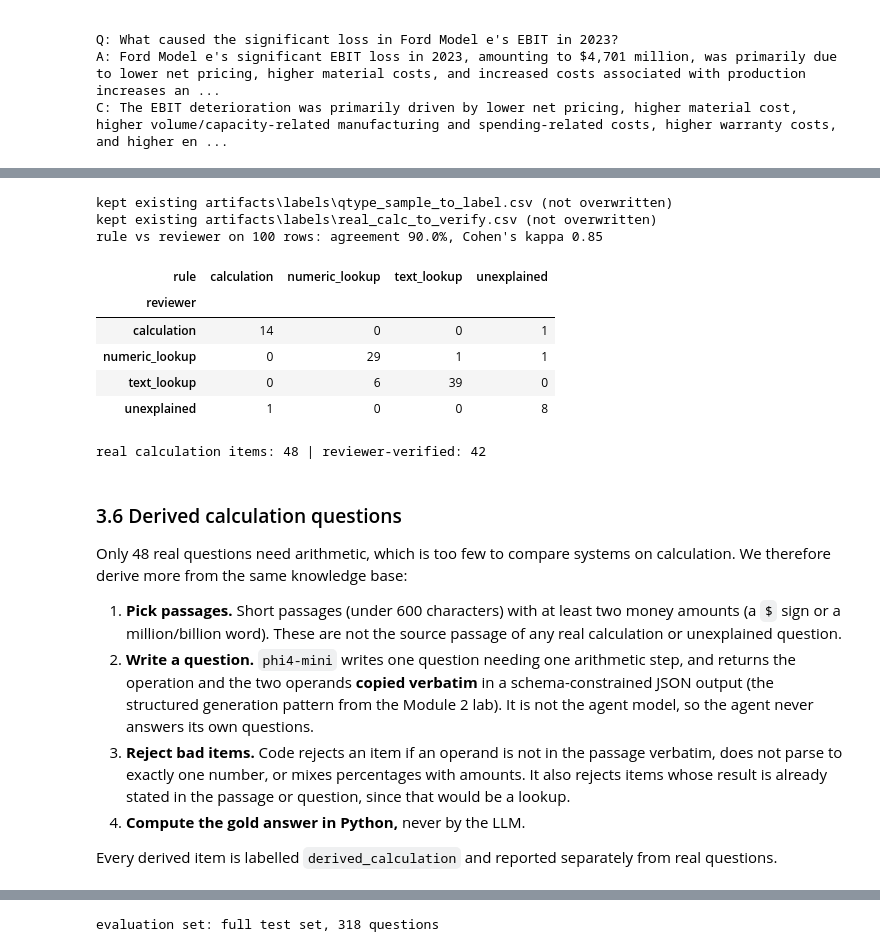
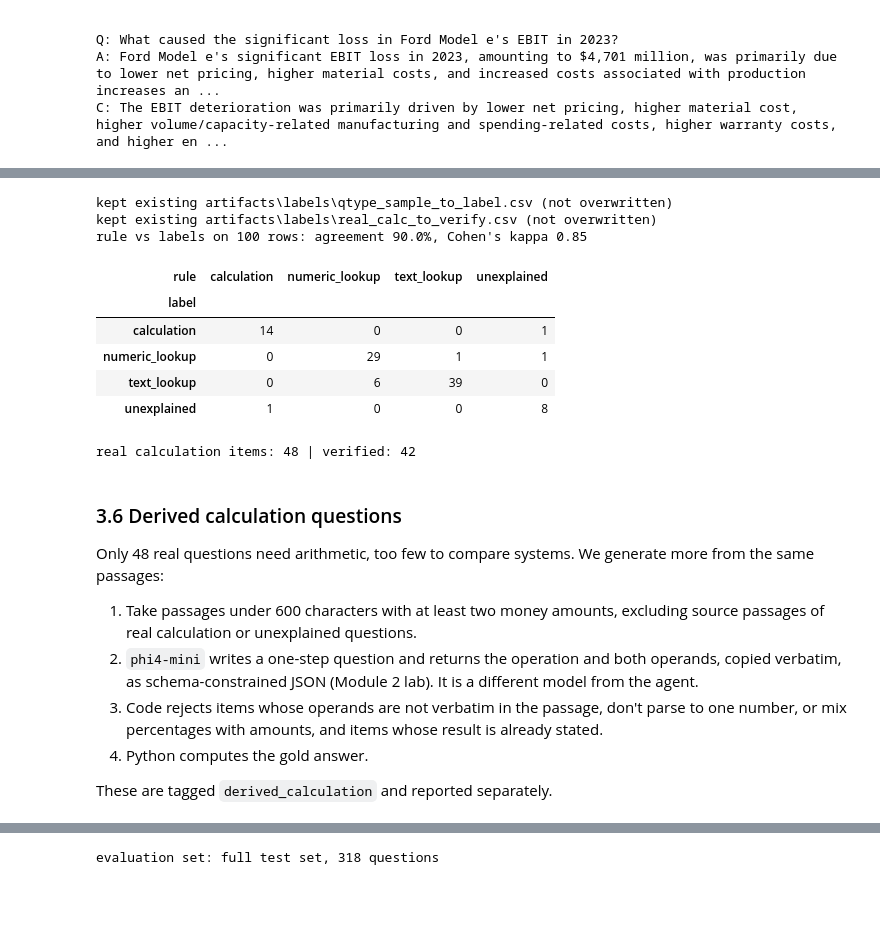
Before and after one commit to vyom-nikhra/p03_10k_analyst, a Jupyter notebook: P03_Financial_10K_Analyst.ipynb, the cells around one changed output, grey strips where cells are left out. Drawn from its saved outputs; the diff is of its cells as text; code cells hidden in the pictures; blank space fills up the shorter version.

Commit message:
Submission cleanup: tighter notebook text, team table, short README, slides; remove dev docs and tooling

```diff
--- a/P03_Financial_10K_Analyst.ipynb
+++ b/P03_Financial_10K_Analyst.ipynb
@@ -458,61 +430,54 @@ def read_verified(name, key):
     """Ids marked verified == yes in a completed label file, or None if the file isn't there yet."""
     path = LABELS / name
     if not path.exists():
         return None
     done = pd.read_csv(path)
     return set(done.loc[done.verified.astype(str).str.strip().str.lower() == "yes", key])
 
 
 blind = pd.concat([df[df.qtype == "text_lookup"].sample(40, random_state=SEED),
                    df[df.qtype == "numeric_lookup"].sample(35, random_state=SEED),
                    df[df.qtype == "calculation"].sample(15, random_state=SEED),
                    df[df.qtype == "unexplained"].sample(10, random_state=SEED)]).sample(frac=1, random_state=SEED)
 export_once(blind[["qid", "ticker", "question", "answer", "context"]].assign(human_label=""), "qtype_sample_to_label.csv")
 export_once(df[df.qtype == "calculation"][["qid", "ticker", "question", "answer", "context"]].assign(verified="", note=""),
             "real_calc_to_verify.csv")
 
 human_path = LABELS / "qtype_human_labels.csv"
 if human_path.exists():
     from sklearn.metrics import cohen_kappa_score
     h = pd.read_csv(human_path).merge(df[["qid", "qtype"]], on="qid")
     h = h[h.human_label.notna() & (h.human_label.astype(str).str.strip() != "")]
-    print(f"rule vs reviewer on {len(h)} rows: agreement {np.mean(h.human_label == h.qtype):.1%}, "
+    print(f"rule vs labels on {len(h)} rows: agreement {np.mean(h.human_label == h.qtype):.1%}, "
           f"Cohen's kappa {cohen_kappa_score(h.human_label, h.qtype):.2f}")
-    display(pd.crosstab(h.human_label, h.qtype, rownames=["reviewer"], colnames=["rule"]))
+    display(pd.crosstab(h.human_label, h.qtype, rownames=["label"], colnames=["rule"]))
 else:
-    print(f"PENDING: {human_path} not provided yet, so rule-vs-reviewer agreement is not computed")
+    print(f"PENDING: {human_path} not provided yet, so rule-vs-label agreement is not computed")
 
 real_calc_ok = read_verified("real_calc_verified.csv", "qid")
 print("real calculation items:", int((df.qtype == "calculation").sum()),
-      "| reviewer-verified:", "pending" if real_calc_ok is None else len(real_calc_ok))
+      "| verified:", "pending" if real_calc_ok is None else len(real_calc_ok))
 # %% [output]
 kept existing artifacts\labels\qtype_sample_to_label.csv (not overwritten)
 kept existing artifacts\labels\real_calc_to_verify.csv (not overwritten)
-rule vs reviewer on 100 rows: agreement 90.0%, Cohen's kappa 0.85
+rule vs labels on 100 rows: agreement 90.0%, Cohen's kappa 0.85
 | rule | calculation | numeric_lookup | text_lookup | unexplained |
-| reviewer |  |  |  |  |
+| label |  |  |  |  |
 | calculation | 14 | 0 | 0 | 1 |
 | numeric_lookup | 0 | 29 | 1 | 1 |
 | text_lookup | 0 | 6 | 39 | 0 |
 | unexplained | 1 | 0 | 0 | 8 |
-real calculation items: 48 | reviewer-verified: 42
+real calculation items: 48 | verified: 42
 # %% [markdown]
 ### 3.6 Derived calculation questions
 
-Only 48 real questions need arithmetic, which is too few to compare systems on calculation. We therefore
-derive more from the same knowledge base:
-1. **Pick passages.** Short passages (under 600 characters) with at least two money amounts (a `$` sign or a
-   million/billion word). These are not the source passage of any real calculation or unexplained question.
-2. **Write a question.** `phi4-mini` writes one question needing one arithmetic step, and returns the
-   operation and the two operands **copied verbatim** in a schema-constrained JSON output (the structured
-   generation pattern from the Module 2 lab). It is not the agent model, so the agent never answers its own
-   questions.
-3. **Reject bad items.** Code rejects an item if an operand is not in the passage verbatim, does not parse to
-   exactly one number, or mixes percentages with amounts. It also rejects items whose result is already
-   stated in the passage or question, since that would be a lookup.
-4. **Compute the gold answer in Python,** never by the LLM.
+Only 48 real questions need arithmetic, too few to compare systems. We generate more from the same passages:
+1. Take passages under 600 characters with at least two money amounts, excluding source passages of real calculation or unexplained questions.
+2. `phi4-mini` writes a one-step question and returns the operation and both operands, copied verbatim, as schema-constrained JSON (Module 2 lab). It is a different model from the agent.
+3. Code rejects items whose operands are not verbatim in the passage, don't parse to one number, or mix percentages with amounts, and items whose result is already stated.
+4. Python computes the gold answer.
 
-Every derived item is labelled `derived_calculation` and reported separately from real questions.
+These are tagged `derived_calculation` and reported separately.
 # %%
 from typing import Literal
 
```
Also changed, not shown: parts of 38 cells of this notebook, 12 other files.
